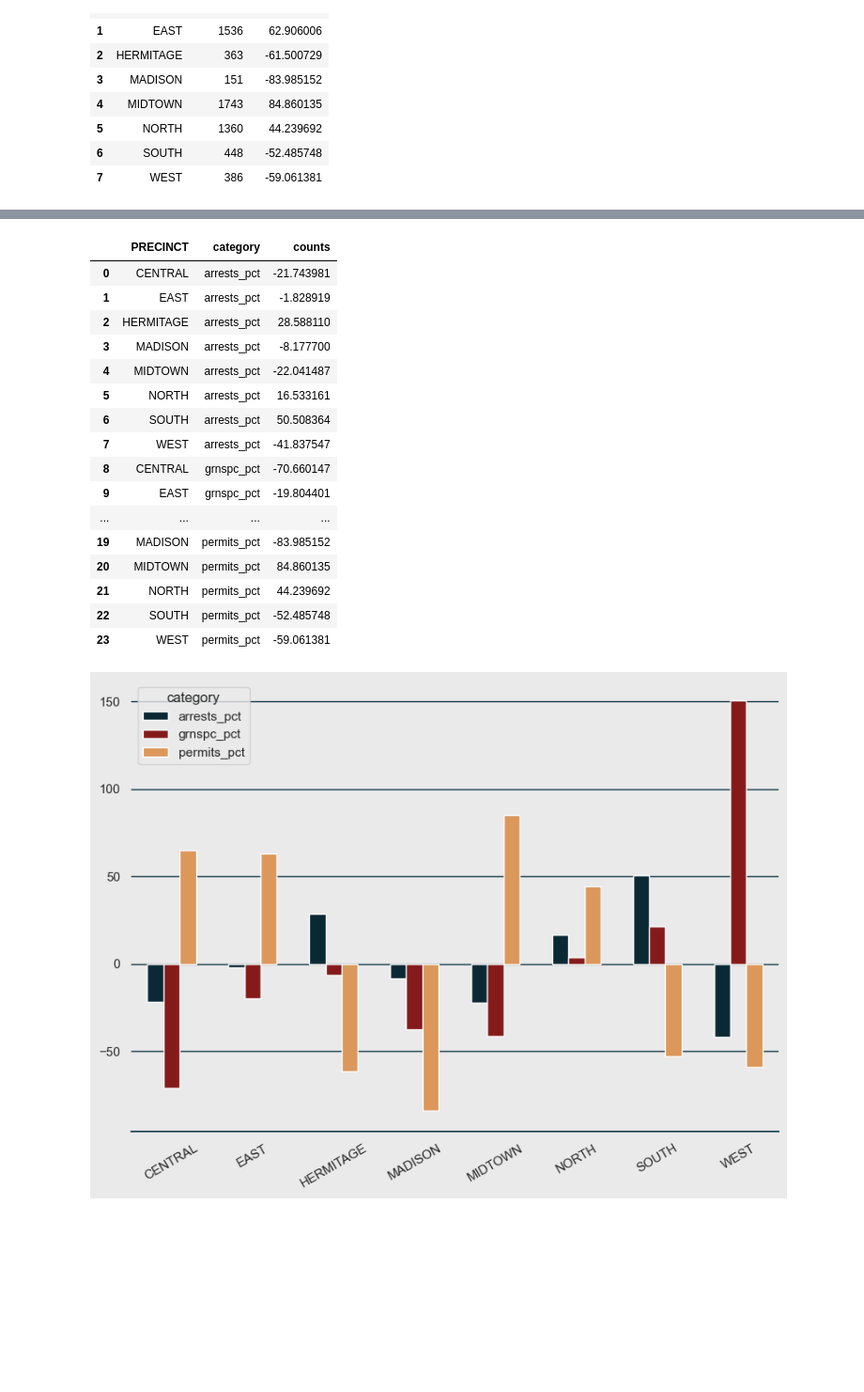
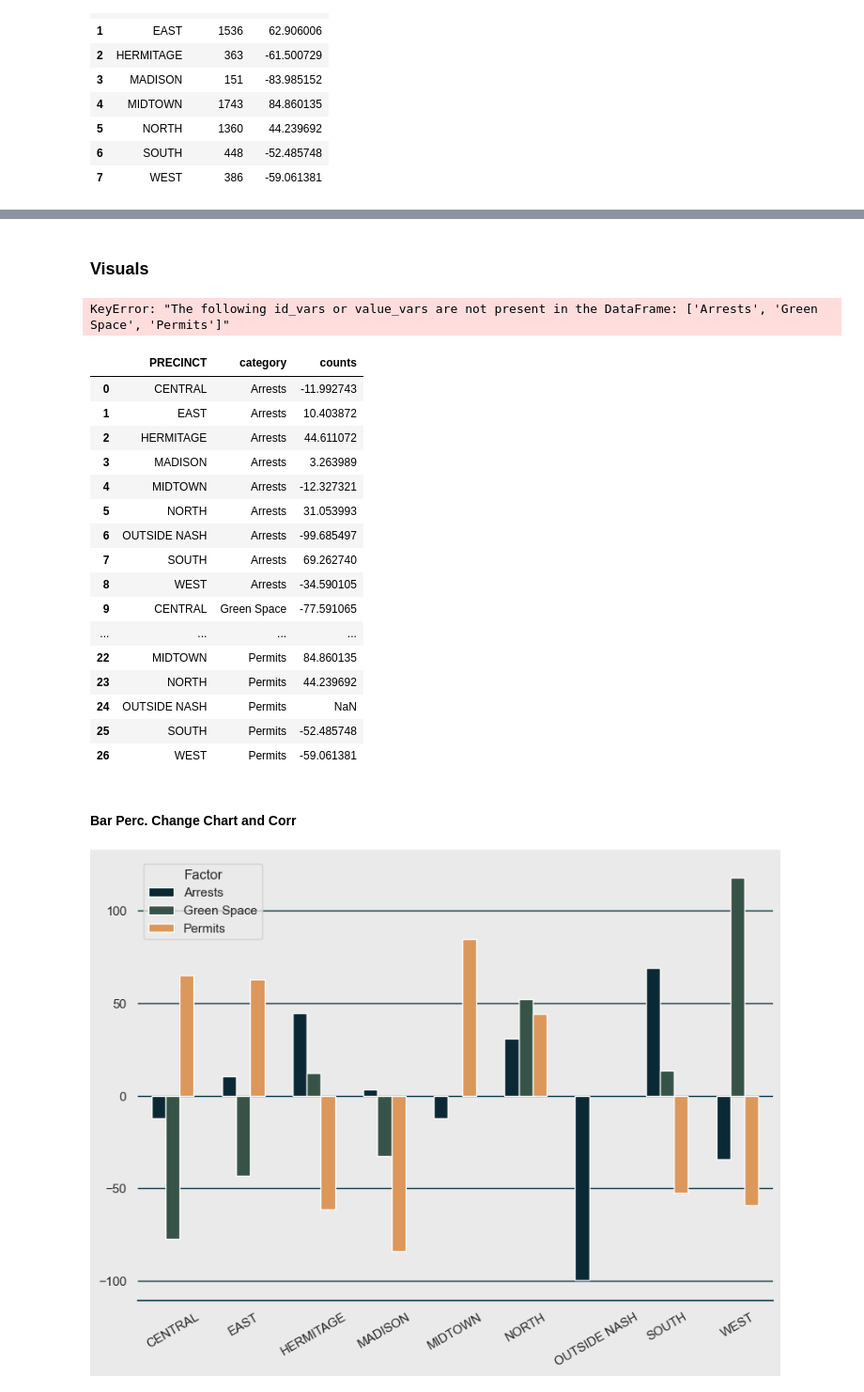
Before and after one commit to lou-knoble/capstone-nash-community-analysis, a Jupyter notebook: notebooks/composite.ipynb, the cells around one changed output, grey strips where cells are left out. Shown at 94% size. Cells and saved outputs as stored; diff of their text form; code cells hidden in the pictures; blank space fills up the shorter version.

Commit message:
composite_analysis_final

```diff
--- a/notebooks/composite.ipynb
+++ b/notebooks/composite.ipynb
@@ -100,5 +113,5 @@ arrests = arrests.loc[arrests['PRECINCT'].isin(['CENTRAL', 'EAST', 'HERMITAGE',
 # %%
 # Joining arrests and greenspace
 arrests_grnspc = (pd.merge(left=arrests_pct, right=greenspace_pct, how='left', on='PRECINCT')
-                    .rename(columns={'PercChange_x' : 'arrests_pct', 'PercChange_y' : 'grnspc_pct'})
+                    .rename(columns={'PercChange_x' : 'Arrests', 'PercChange_y' : 'Green Space'})
                     )
@@ -105,5 +130,6 @@ arrests_grnspc = (pd.merge(left=arrests_pct, right=greenspace_pct, how='left', o
 # %%
 # Joining permits
-composite = (pd.merge(left=arrests_grnspc, right=permits_pct, how='left', on='PRECINCT')
-                    .rename(columns={'PercChange' : 'permits_pct'})
+composite_pcts = (pd.merge(left=arrests_grnspc, right=permits_pct, how='left', on='PRECINCT')
+                    .rename(columns={'PercChange' : 'Permits'})
+                    .drop(columns='Unnamed: 0')
                     )
@@ -122,29 +285,35 @@ composite
+# %% [markdown]
+### Visuals
 # %%
-comp_melt = pd.melt(composite, id_vars='PRECINCT', value_vars=['arrests_pct', 'grnspc_pct', 'permits_pct'],
+comp_melt_pcts = pd.melt(composite_pcts, id_vars='PRECINCT', value_vars=['Arrests', 'Green Space', 'Permits'],
                     var_name='category', value_name='counts')
+# %% [output]
+KeyError: "The following id_vars or value_vars are not present in the DataFrame: ['Arrests', 'Green Space', 'Permits']"
 # %%
-comp_melt
+comp_melt_pcts
 # %% [output]
 |  | PRECINCT | category | counts |
-| 0 | CENTRAL | arrests_pct | -21.743981 |
-| 1 | EAST | arrests_pct | -1.828919 |
-| 2 | HERMITAGE | arrests_pct | 28.588110 |
-| 3 | MADISON | arrests_pct | -8.177700 |
-| 4 | MIDTOWN | arrests_pct | -22.041487 |
-| 5 | NORTH | arrests_pct | 16.533161 |
-| 6 | SOUTH | arrests_pct | 50.508364 |
-| 7 | WEST | arrests_pct | -41.837547 |
-| 8 | CENTRAL | grnspc_pct | -70.660147 |
-| 9 | EAST | grnspc_pct | -19.804401 |
+| 0 | CENTRAL | Arrests | -11.992743 |
+| 1 | EAST | Arrests | 10.403872 |
+| 2 | HERMITAGE | Arrests | 44.611072 |
+| 3 | MADISON | Arrests | 3.263989 |
+| 4 | MIDTOWN | Arrests | -12.327321 |
+| 5 | NORTH | Arrests | 31.053993 |
+| 6 | OUTSIDE NASH | Arrests | -99.685497 |
+| 7 | SOUTH | Arrests | 69.262740 |
+| 8 | WEST | Arrests | -34.590105 |
+| 9 | CENTRAL | Green Space | -77.591065 |
 | ... | ... | ... | ... |
-| 19 | MADISON | permits_pct | -83.985152 |
-| 20 | MIDTOWN | permits_pct | 84.860135 |
-| 21 | NORTH | permits_pct | 44.239692 |
-| 22 | SOUTH | permits_pct | -52.485748 |
-| 23 | WEST | permits_pct | -59.061381 |
+| 22 | MIDTOWN | Permits | 84.860135 |
+| 23 | NORTH | Permits | 44.239692 |
+| 24 | OUTSIDE NASH | Permits | NaN |
+| 25 | SOUTH | Permits | -52.485748 |
+| 26 | WEST | Permits | -59.061381 |
+# %% [markdown]
+#### Bar Perc. Change Chart and Corr
 # %%
 # Theme
-colors = ["#032c3c", "#970808", '#f29544']
+colors = ["#032c3c", "#325847", '#f29544']
 sns.set_palette(sns.color_palette(colors))
 
 # Style
@@ -156,17 +325,17 @@ sns.set(rc={'axes.facecolor':'#eaeaea',
 # %%
 plt.figure(figsize=(10, 7))
 sns.set_palette(sns.color_palette(colors))
 ax = sns.barplot(
     x="PRECINCT",
     y="counts",
-    data=comp_melt,
+    data=comp_melt_pcts,
     hue = 'category',
     width=0.6
 )
 ax.set_xlabel("", fontsize = 14)
 ax.set_ylabel("", fontsize = 14)
 plt.xticks(rotation=30)
-# plt.legend(title='Crime', loc='upper right')
+plt.legend(title='Factor', loc='upper left')
 sns.despine(ax=ax, left=True)
 # %% [output]
-[figure, old version]
+[figure, new version]
```
Also changed, not shown: parts of 45 cells of this notebook.
